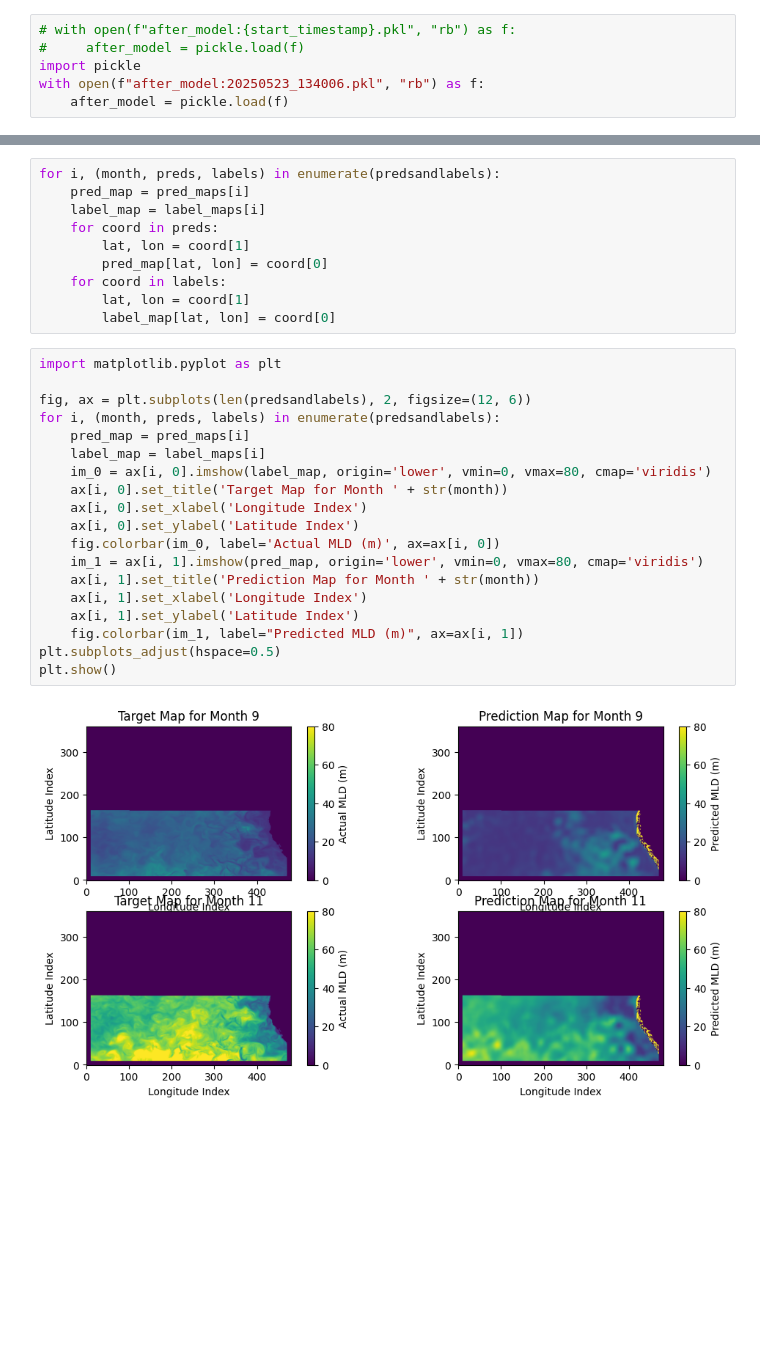
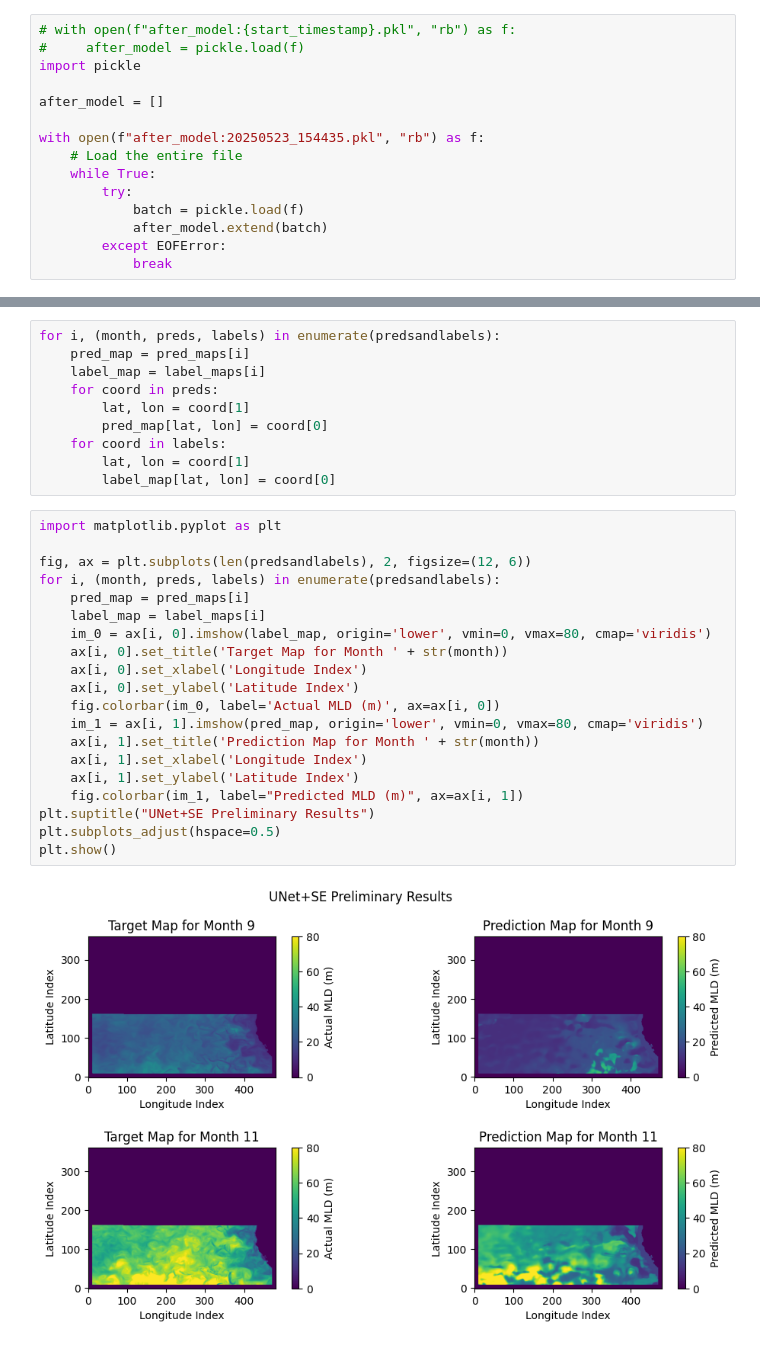
Before and after one commit to skostousov/Interior-Ocean-Properties-Inference, a Jupyter notebook: src/notebooks/regression_eval.ipynb, the cells around one changed output, grey strips where cells are left out. Cells and saved outputs as stored; diff of their text form; blank space fills up the shorter version.

Commit message:
preliminary SE results

```diff
--- a/src/notebooks/regression_eval.ipynb
+++ b/src/notebooks/regression_eval.ipynb
@@ -112,8 +112,17 @@ KeyboardInterrupt:
 # with open(f"after_model:{start_timestamp}.pkl", "rb") as f:
 #     after_model = pickle.load(f)
 import pickle
-with open(f"after_model:20250523_134006.pkl", "rb") as f:
-    after_model = pickle.load(f)
+
+after_model = []
+
+with open(f"after_model:20250523_154435.pkl", "rb") as f:
+    # Load the entire file
+    while True:
+        try:
+            batch = pickle.load(f)
+            after_model.extend(batch)
+        except EOFError:
+            break
 # %%
 len(after_model)
 # %% [output]
@@ -156,21 +165,22 @@ for i, (month, preds, labels) in enumerate(predsandlabels):
 # %%
 import matplotlib.pyplot as plt
 
 fig, ax = plt.subplots(len(predsandlabels), 2, figsize=(12, 6))
 for i, (month, preds, labels) in enumerate(predsandlabels):
     pred_map = pred_maps[i]
     label_map = label_maps[i]
     im_0 = ax[i, 0].imshow(label_map, origin='lower', vmin=0, vmax=80, cmap='viridis')
     ax[i, 0].set_title('Target Map for Month ' + str(month))
     ax[i, 0].set_xlabel('Longitude Index')
     ax[i, 0].set_ylabel('Latitude Index')
     fig.colorbar(im_0, label='Actual MLD (m)', ax=ax[i, 0])
     im_1 = ax[i, 1].imshow(pred_map, origin='lower', vmin=0, vmax=80, cmap='viridis')
     ax[i, 1].set_title('Prediction Map for Month ' + str(month))
     ax[i, 1].set_xlabel('Longitude Index')
     ax[i, 1].set_ylabel('Latitude Index')
     fig.colorbar(im_1, label="Predicted MLD (m)", ax=ax[i, 1])
+plt.suptitle("UNet+SE Preliminary Results")
 plt.subplots_adjust(hspace=0.5)
 plt.show()
 # %% [output]
-[figure, old version]
+[figure, new version]
```
Also changed, not shown: parts of 1 cell of this notebook, 2 other files.
